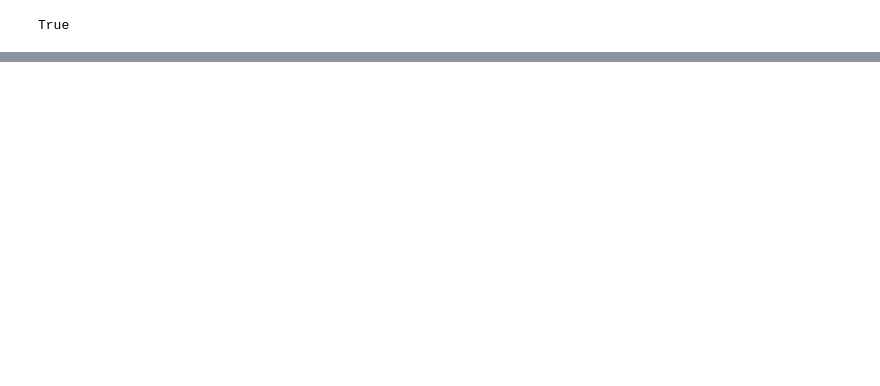
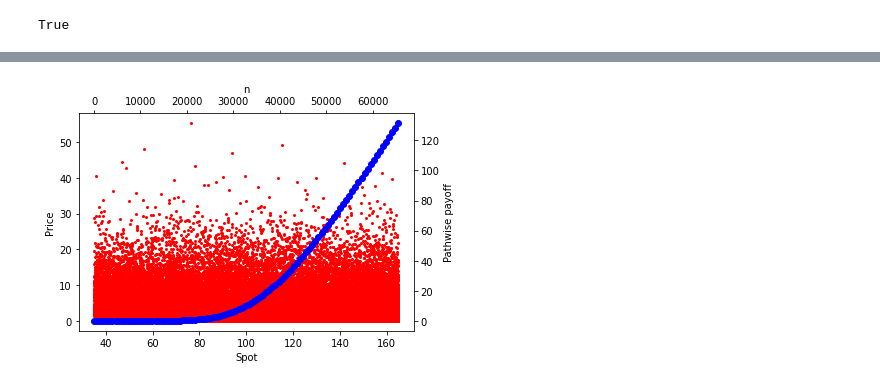
Before and after one commit to Zattera44/Speciale, a Jupyter notebook: deep_learning/diffDL_tf2.ipynb, the cells around one changed output, grey strips where cells are left out. Saved outputs shown, nothing was run; the diff lists cells and outputs as text; code cells hidden in the pictures; blank space fills up the shorter version.

```diff
--- a/deep_learning/diffDL_tf2.ipynb
+++ b/deep_learning/diffDL_tf2.ipynb
@@ -328,0 +374,29 @@ array([0.2127567])
+# %%
+xTrain, yTrain, dydxTrain = bs.trainingSet(size)
+xTest, yTest, dydxTest = bs.testSet(num=100)
+# %%
+fig=plt.figure()
+ax=fig.add_subplot(111)
+ax2=fig.add_subplot(111, frame_on=False)
+
+ax.plot(100*yTrain, 'co', markersize=2, color='red', label='Train')
+ax.xaxis.tick_top()
+ax.yaxis.tick_right()
+ax.set_xlabel('n')
+ax.set_ylabel('Pathwise payoff')
+ax.xaxis.set_label_position('top')
+ax.yaxis.set_label_position('right')
+ax.tick_params(axis='x')
+ax.tick_params(axis='y')
+
+ax2.scatter(spots, 100*yTest, color='blue', label='Test')
+ax2.xaxis.tick_bottom()
+ax2.yaxis.tick_left()
+ax2.set_xlabel('Spot')
+ax2.set_ylabel('Price')
+ax2.xaxis.set_label_position('bottom')
+ax2.yaxis.set_label_position('left')
+ax2.tick_params(axis='x')
+ax2.tick_params(axis='y')
+# %% [output]
+[figure, added]
```
Also changed, not shown: parts of 8 cells of this notebook, 10 other files.
